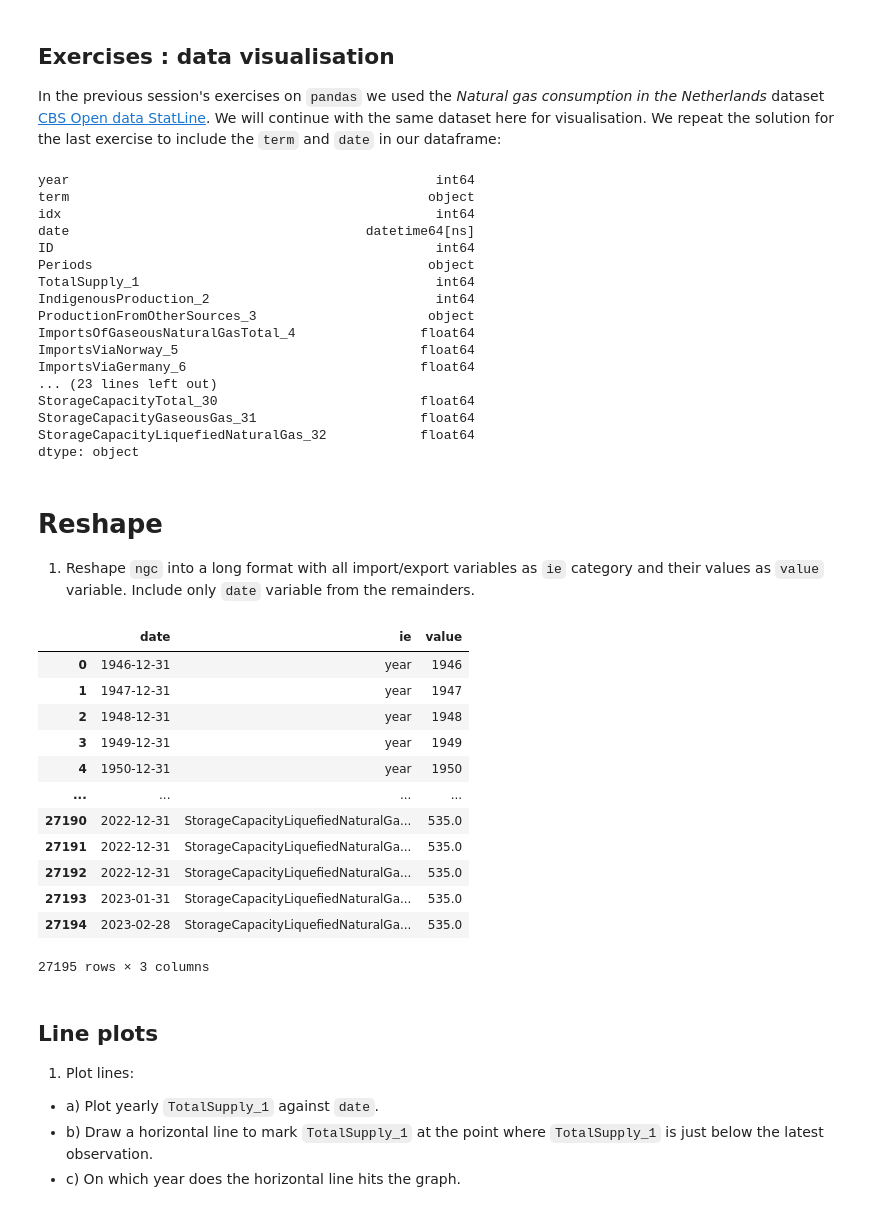
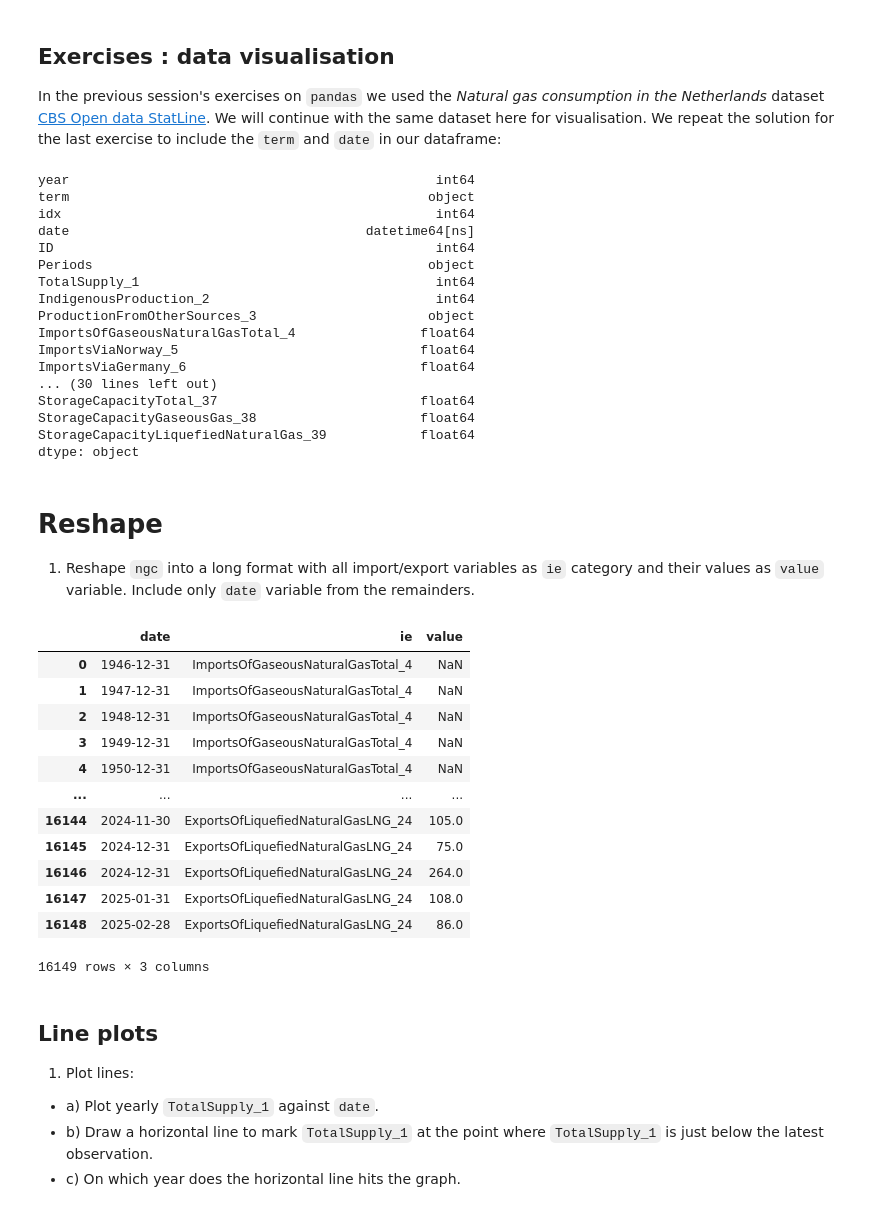
Before and after one commit to zakriazafar1/EfDS, a Jupyter notebook: 08_dv/dv_exercises.ipynb, the cells around one changed output. Drawn from its saved outputs; the diff is of its cells as text; code cells hidden in the pictures.

```diff
--- a/08_dv/dv_exercises.ipynb
+++ b/08_dv/dv_exercises.ipynb
@@ -7,7 +7,7 @@ import pandas as pd
 import seaborn as sb
 import matplotlib.pyplot as plt
 
-cbs = pd.read_csv("../07_pd/data/00372eng_UntypedDataSet_17032023_161051.csv",sep=";")
+cbs = pd.read_csv("/Users/zakriazafar/Documents/S&D - jaar 1/semester 2/block 2/essentials for data science/EfDS_cloned/08_dv/data/00372eng_UntypedDataSet_16032025_171431.csv",sep=";")
 
 def to_ts(s):
     """
@@ -71,40 +71,33 @@ ProductionFromOtherSources_3                      object
 ImportsOfGaseousNaturalGasTotal_4                float64
 ImportsViaNorway_5                               float64
 ImportsViaGermany_6                              float64
-... (23 lines left out)
-StorageCapacityTotal_30                          float64
-StorageCapacityGaseousGas_31                     float64
-StorageCapacityLiquefiedNaturalGas_32            float64
+... (30 lines left out)
+StorageCapacityTotal_37                          float64
+StorageCapacityGaseousGas_38                     float64
+StorageCapacityLiquefiedNaturalGas_39            float64
 dtype: object
 # %% [markdown]
 # Reshape
 
 1) Reshape `ngc` into a long format with all import/export variables as `ie` category and their values as `value` variable. Include only `date` variable from the remainders.
 # %%
-ngc_long = pd.melt(
-    ngc,
-    id_vars='date',
-    value_vars=[
-        col for col in ngc.columns if col != 'date'
-    ],
-    var_name='ie',
-    value_name='value'
-)
+ie_columns = [col for col in ngc.columns if col.startswith('Import') or col.startswith('Export')]
+ngc_long = ngc.melt(id_vars=['date'], value_vars=ie_columns, var_name='ie', value_name='value')
 ngc_long
 # %% [output]
 |  | date | ie | value |
-| 0 | 1946-12-31 | year | 1946 |
-| 1 | 1947-12-31 | year | 1947 |
-| 2 | 1948-12-31 | year | 1948 |
-| 3 | 1949-12-31 | year | 1949 |
-| 4 | 1950-12-31 | year | 1950 |
+| 0 | 1946-12-31 | ImportsOfGaseousNaturalGasTotal_4 | NaN |
+| 1 | 1947-12-31 | ImportsOfGaseousNaturalGasTotal_4 | NaN |
+| 2 | 1948-12-31 | ImportsOfGaseousNaturalGasTotal_4 | NaN |
+| 3 | 1949-12-31 | ImportsOfGaseousNaturalGasTotal_4 | NaN |
+| 4 | 1950-12-31 | ImportsOfGaseousNaturalGasTotal_4 | NaN |
 | ... | ... | ... | ... |
-| 27190 | 2022-12-31 | StorageCapacityLiquefiedNaturalGa... | 535.0 |
-| 27191 | 2022-12-31 | StorageCapacityLiquefiedNaturalGa... | 535.0 |
-| 27192 | 2022-12-31 | StorageCapacityLiquefiedNaturalGa... | 535.0 |
-| 27193 | 2023-01-31 | StorageCapacityLiquefiedNaturalGa... | 535.0 |
-| 27194 | 2023-02-28 | StorageCapacityLiquefiedNaturalGa... | 535.0 |
+| 16144 | 2024-11-30 | ExportsOfLiquefiedNaturalGasLNG_24 | 105.0 |
+| 16145 | 2024-12-31 | ExportsOfLiquefiedNaturalGasLNG_24 | 75.0 |
+| 16146 | 2024-12-31 | ExportsOfLiquefiedNaturalGasLNG_24 | 264.0 |
+| 16147 | 2025-01-31 | ExportsOfLiquefiedNaturalGasLNG_24 | 108.0 |
+| 16148 | 2025-02-28 | ExportsOfLiquefiedNaturalGasLNG_24 | 86.0 |
-27195 rows × 3 columns
+16149 rows × 3 columns
 # %% [markdown]
 ## Line plots
 
```
Also changed, not shown: parts of 19 cells of this notebook, 5 other files.
